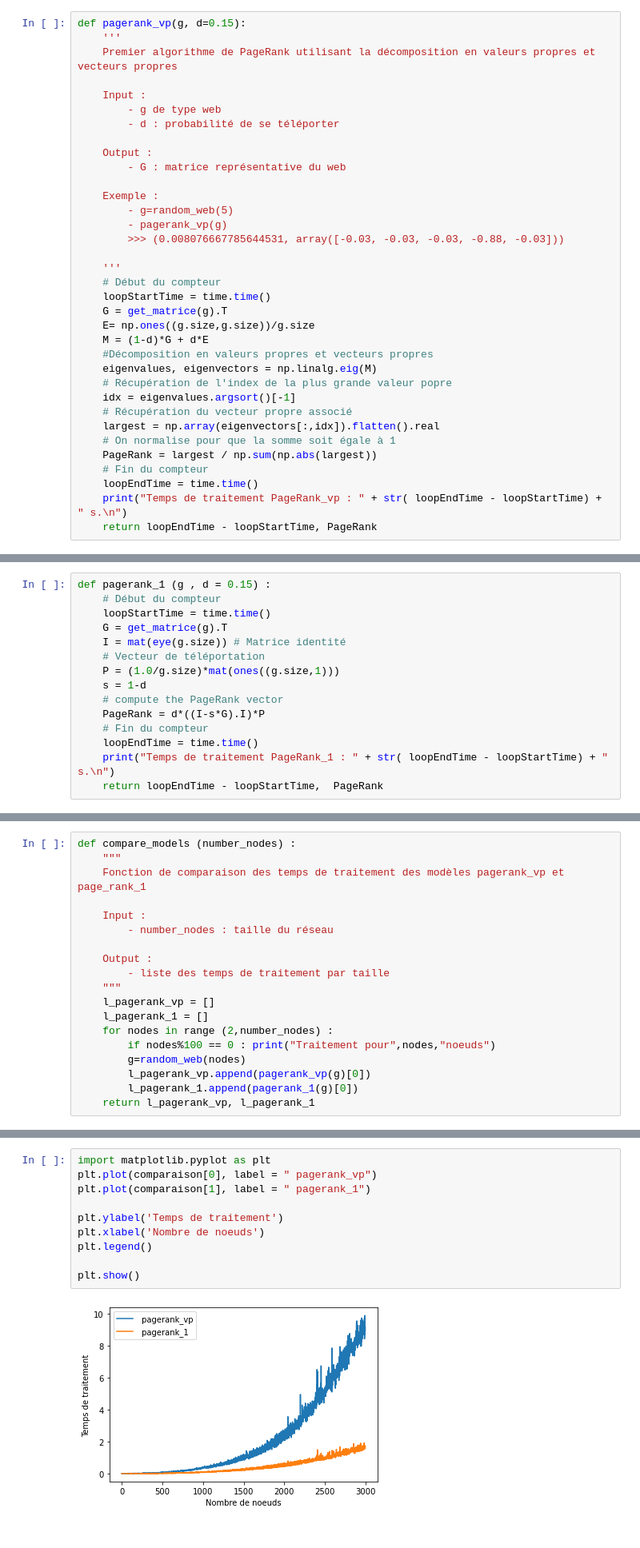
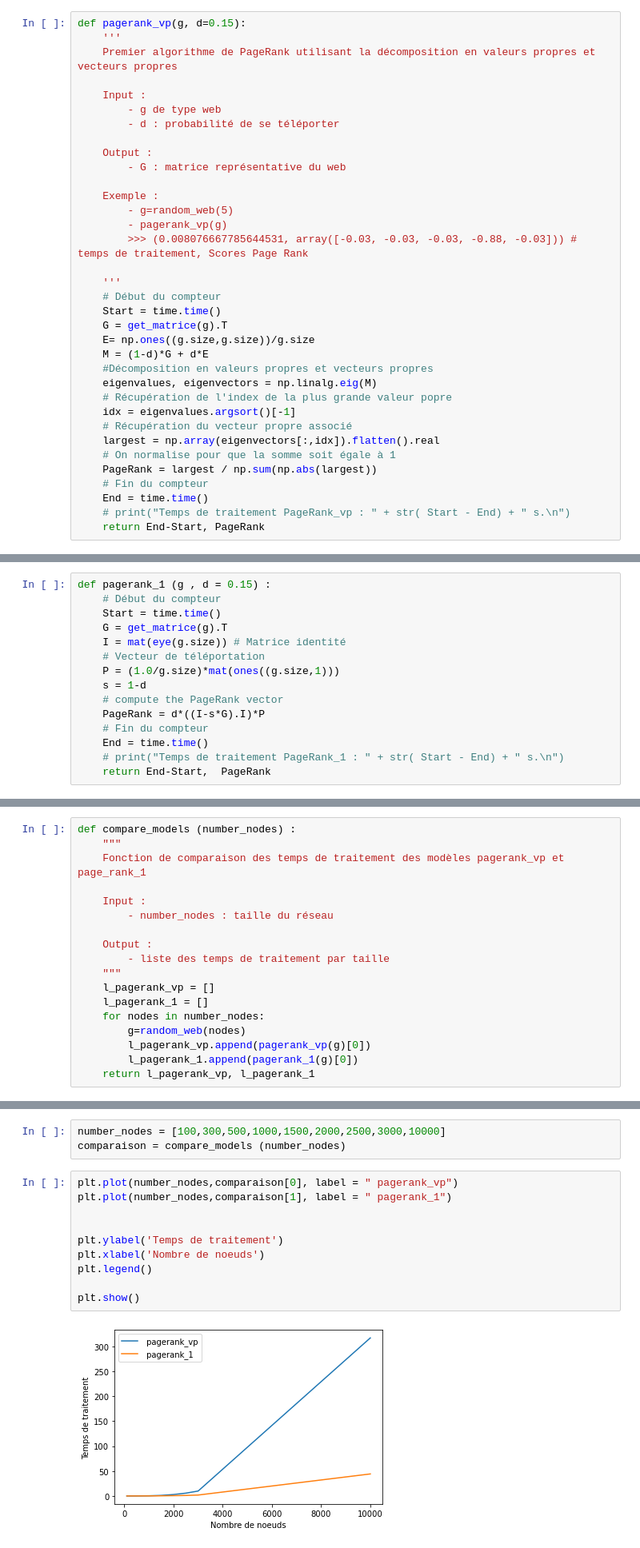
Before and after one commit to LouiseBlart/PageRank-MapReduce-2021, a Jupyter notebook: PageRank MapReduce.ipynb, the cells around one changed output, grey strips where cells are left out. Shown at 80% size. Cells and saved outputs as stored; diff of their text form.

```diff
--- a/PageRank MapReduce.ipynb
+++ b/PageRank MapReduce.ipynb
@@ -232,11 +200,11 @@ def pagerank_vp(g, d=0.15):
     Exemple :
         - g=random_web(5)
         - pagerank_vp(g)
-        >>> (0.008076667785644531, array([-0.03, -0.03, -0.03, -0.88, -0.03]))
+        >>> (0.008076667785644531, array([-0.03, -0.03, -0.03, -0.88, -0.03])) # temps de traitement, Scores Page Rank
 
     '''
     # Début du compteur
-    loopStartTime = time.time()
+    Start = time.time()
     G = get_matrice(g).T
     E= np.ones((g.size,g.size))/g.size
     M = (1-d)*G + d*E
@@ -249,9 +217,9 @@ def pagerank_vp(g, d=0.15):
     # On normalise pour que la somme soit égale à 1
     PageRank = largest / np.sum(np.abs(largest))
     # Fin du compteur
-    loopEndTime = time.time()
-    print("Temps de traitement PageRank_vp : " + str( loopEndTime - loopStartTime) + " s.\n")
-    return loopEndTime - loopStartTime, PageRank
+    End = time.time()
+    # print("Temps de traitement PageRank_vp : " + str( Start - End) + " s.\n")
+    return End-Start, PageRank
 # %% [markdown]
 #### Algorithme 2 : Astuce 1 réécriture de l'équation
 On peut trouver le score Page Rank d'une autre méthode.
@@ -279,7 +247,7 @@ Ainsi, ( I -sG) q = ds(q) P est équivalent à $q =  d (I-sG)^{-1} P$
 # %%
 def pagerank_1 (g , d = 0.15) :
     # Début du compteur
-    loopStartTime = time.time()
+    Start = time.time()
     G = get_matrice(g).T
     I = mat(eye(g.size)) # Matrice identité
     # Vecteur de téléportation
@@ -288,9 +256,9 @@ def pagerank_1 (g , d = 0.15) :
     # compute the PageRank vector
     PageRank = d*((I-s*G).I)*P
     # Fin du compteur
-    loopEndTime = time.time()
-    print("Temps de traitement PageRank_1 : " + str( loopEndTime - loopStartTime) + " s.\n")
-    return loopEndTime - loopStartTime,  PageRank
+    End = time.time()
+    # print("Temps de traitement PageRank_1 : " + str( Start - End) + " s.\n")
+    return End-Start,  PageRank
 # %%
 pagerank_1(g)
 # %% [output]
@@ -318,8 +285,7 @@ def compare_models (number_nodes) :
     """
     l_pagerank_vp = []
     l_pagerank_1 = []
-    for nodes in range (2,number_nodes) :
-        if nodes%100 == 0 : print("Traitement pour",nodes,"noeuds")
+    for nodes in number_nodes:
         g=random_web(nodes)
         l_pagerank_vp.append(pagerank_vp(g)[0])
         l_pagerank_1.append(pagerank_1(g)[0])
@@ -347,12 +293,15 @@ Traitement pour 2900 noeuds
+# %%
+number_nodes = [100,300,500,1000,1500,2000,2500,3000,10000]
+comparaison = compare_models (number_nodes)
 # %%
-import matplotlib.pyplot as plt
-plt.plot(comparaison[0], label = " pagerank_vp")
-plt.plot(comparaison[1], label = " pagerank_1")
+plt.plot(number_nodes,comparaison[0], label = " pagerank_vp")
+plt.plot(number_nodes,comparaison[1], label = " pagerank_1")
+
 
 plt.ylabel('Temps de traitement')
 plt.xlabel('Nombre de noeuds')
 plt.legend()
 
 plt.show()
 # %% [output]
-[figure, old version]
+[figure, new version]
```
Also changed, not shown: parts of 43 cells of this notebook.
